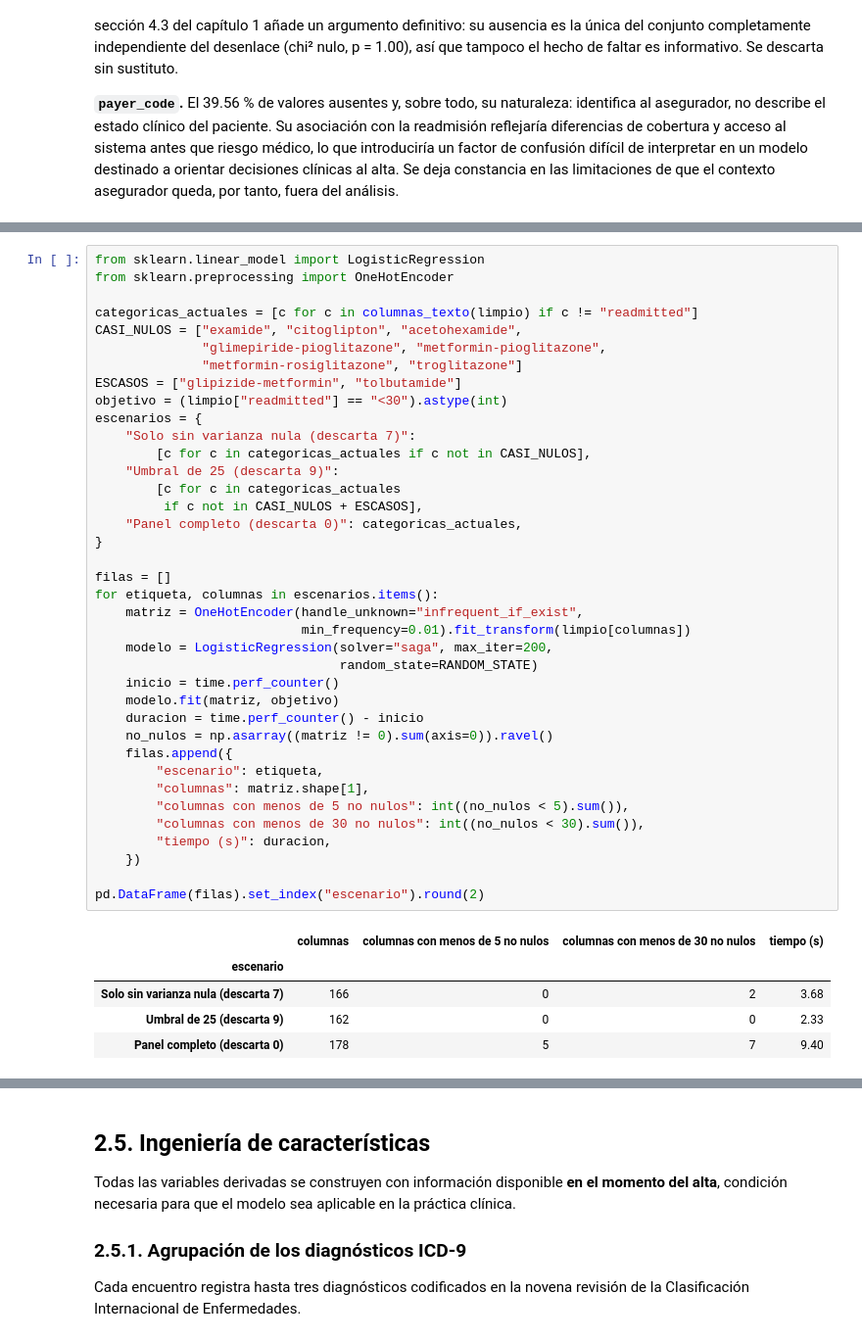
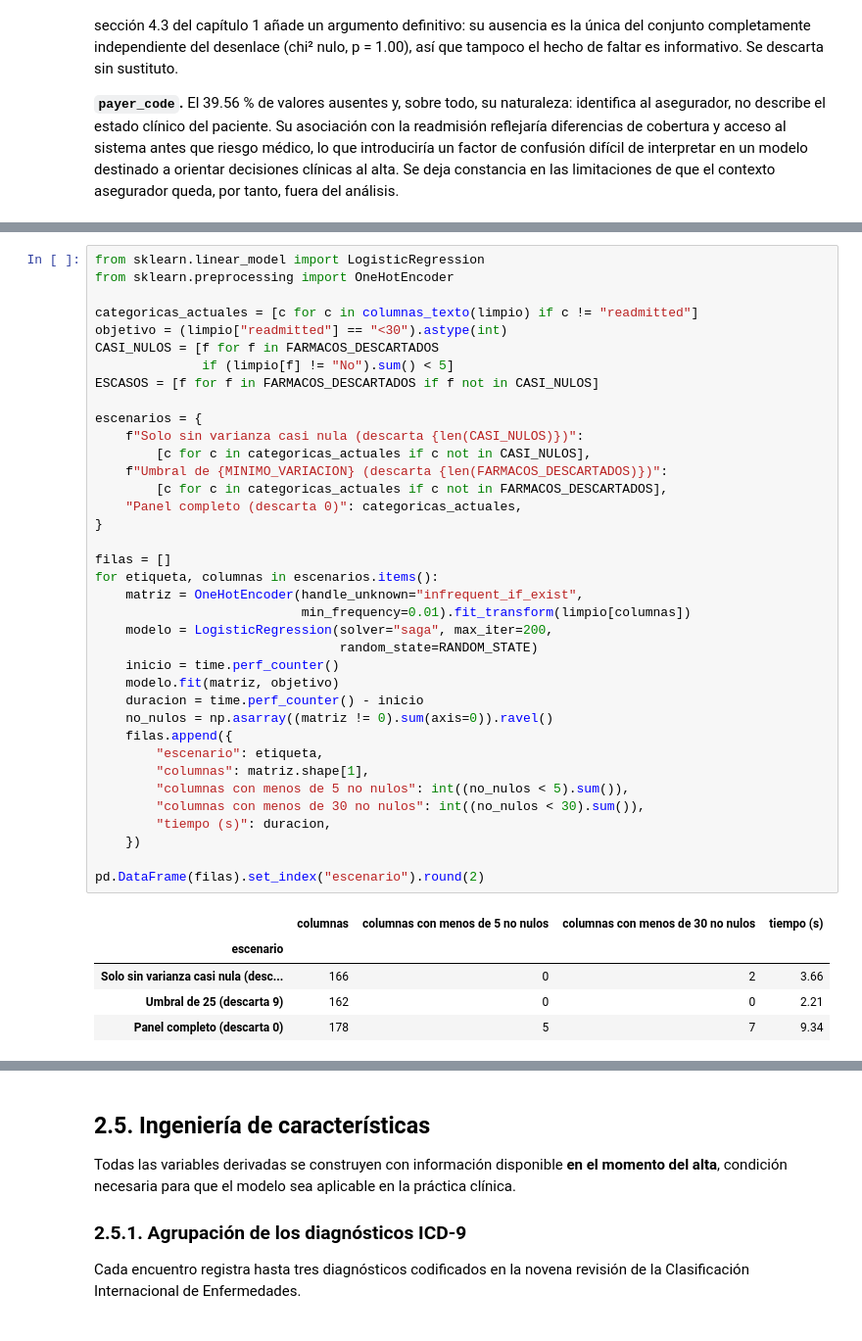
Before and after one commit to joshua2412-a/Diabetes_ProyectoML_202630, a Jupyter notebook: docs/02_ETL.ipynb, the cells around one changed output, grey strips where cells are left out. Shown at 98% size. Drawn from its saved outputs; the diff is of its cells as text.

```diff
--- a/docs/02_ETL.ipynb
+++ b/docs/02_ETL.ipynb
@@ -302,45 +288,44 @@ from sklearn.linear_model import LogisticRegression
 from sklearn.preprocessing import OneHotEncoder
 
 categoricas_actuales = [c for c in columnas_texto(limpio) if c != "readmitted"]
-CASI_NULOS = ["examide", "citoglipton", "acetohexamide",
-              "glimepiride-pioglitazone", "metformin-pioglitazone",
-              "metformin-rosiglitazone", "troglitazone"]
-ESCASOS = ["glipizide-metformin", "tolbutamide"]
 objetivo = (limpio["readmitted"] == "<30").astype(int)
+CASI_NULOS = [f for f in FARMACOS_DESCARTADOS
+              if (limpio[f] != "No").sum() < 5]
+ESCASOS = [f for f in FARMACOS_DESCARTADOS if f not in CASI_NULOS]
+
 escenarios = {
-    "Solo sin varianza nula (descarta 7)":
+    f"Solo sin varianza casi nula (descarta {len(CASI_NULOS)})":
         [c for c in categoricas_actuales if c not in CASI_NULOS],
-    "Umbral de 25 (descarta 9)":
-        [c for c in categoricas_actuales
-         if c not in CASI_NULOS + ESCASOS],
+    f"Umbral de {MINIMO_VARIACION} (descarta {len(FARMACOS_DESCARTADOS)})":
+        [c for c in categoricas_actuales if c not in FARMACOS_DESCARTADOS],
     "Panel completo (descarta 0)": categoricas_actuales,
 }
 
 filas = []
 for etiqueta, columnas in escenarios.items():
     matriz = OneHotEncoder(handle_unknown="infrequent_if_exist",
                            min_frequency=0.01).fit_transform(limpio[columnas])
     modelo = LogisticRegression(solver="saga", max_iter=200,
                                 random_state=RANDOM_STATE)
     inicio = time.perf_counter()
     modelo.fit(matriz, objetivo)
     duracion = time.perf_counter() - inicio
     no_nulos = np.asarray((matriz != 0).sum(axis=0)).ravel()
     filas.append({
         "escenario": etiqueta,
         "columnas": matriz.shape[1],
         "columnas con menos de 5 no nulos": int((no_nulos < 5).sum()),
         "columnas con menos de 30 no nulos": int((no_nulos < 30).sum()),
         "tiempo (s)": duracion,
     })
 
 pd.DataFrame(filas).set_index("escenario").round(2)
 # %% [output]
 |  | columnas | columnas con menos de 5 no nulos | columnas con menos de 30 no nulos | tiempo (s) |
 | escenario |  |  |  |  |
-| Solo sin varianza nula (descarta 7) | 166 | 0 | 2 | 3.68 |
-| Umbral de 25 (descarta 9) | 162 | 0 | 0 | 2.33 |
-| Panel completo (descarta 0) | 178 | 5 | 7 | 9.40 |
+| Solo sin varianza casi nula (desc... | 166 | 0 | 2 | 3.66 |
+| Umbral de 25 (descarta 9) | 162 | 0 | 0 | 2.21 |
+| Panel completo (descarta 0) | 178 | 5 | 7 | 9.34 |
 # %% [markdown]
 **Los nueve fármacos con variación insuficiente.** El criterio de eliminación no puede ser la concentración relativa: `repaglinide` tiene el 98.5 % de sus registros en `No` y aun así 1,518 encuentros con variación, suficientes para estimar un efecto. Tampoco puede basarse en el número de readmisiones dentro de la categoría minoritaria, porque eso supondría usar la variable objetivo para seleccionar predictores, una forma de selección supervisada ejecutada fuera de la validación cruzada.
 
```
Also changed, not shown: parts of 18 cells of this notebook, 2 other files.
